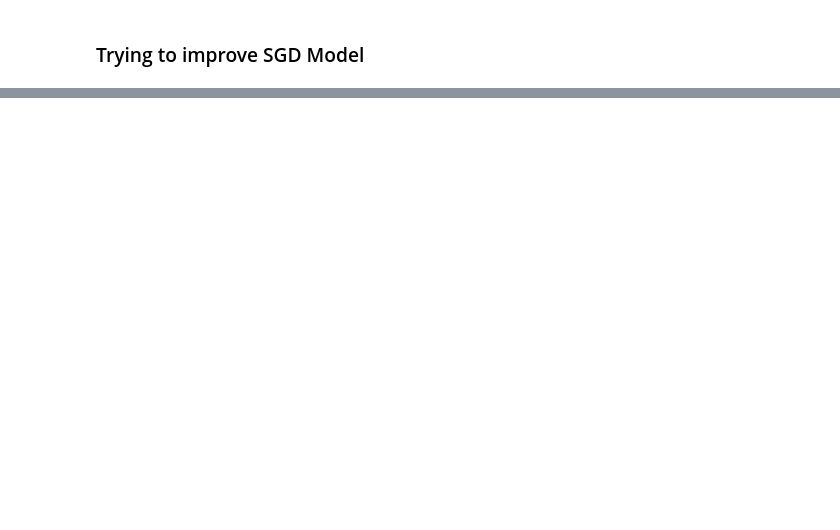
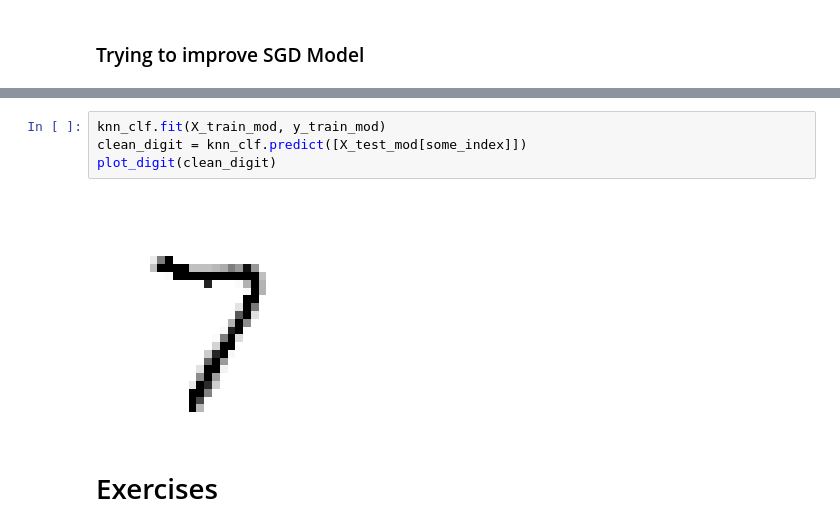
Before and after one commit to davidschs/ML_Classifier, a Jupyter notebook: classification.ipynb, the cells around one changed output, grey strips where cells are left out. Cells and saved outputs as stored; diff of their text form; blank space fills up the shorter version.

```diff
--- a/classification.ipynb
+++ b/classification.ipynb
@@ -278,0 +358,8 @@ plt.show()
+# %%
+knn_clf.fit(X_train_mod, y_train_mod)
+clean_digit = knn_clf.predict([X_test_mod[some_index]])
+plot_digit(clean_digit)
+# %% [output]
+[figure, added]
+# %% [markdown]
+# Exercises
```
Also changed, not shown: parts of 19 cells of this notebook.
